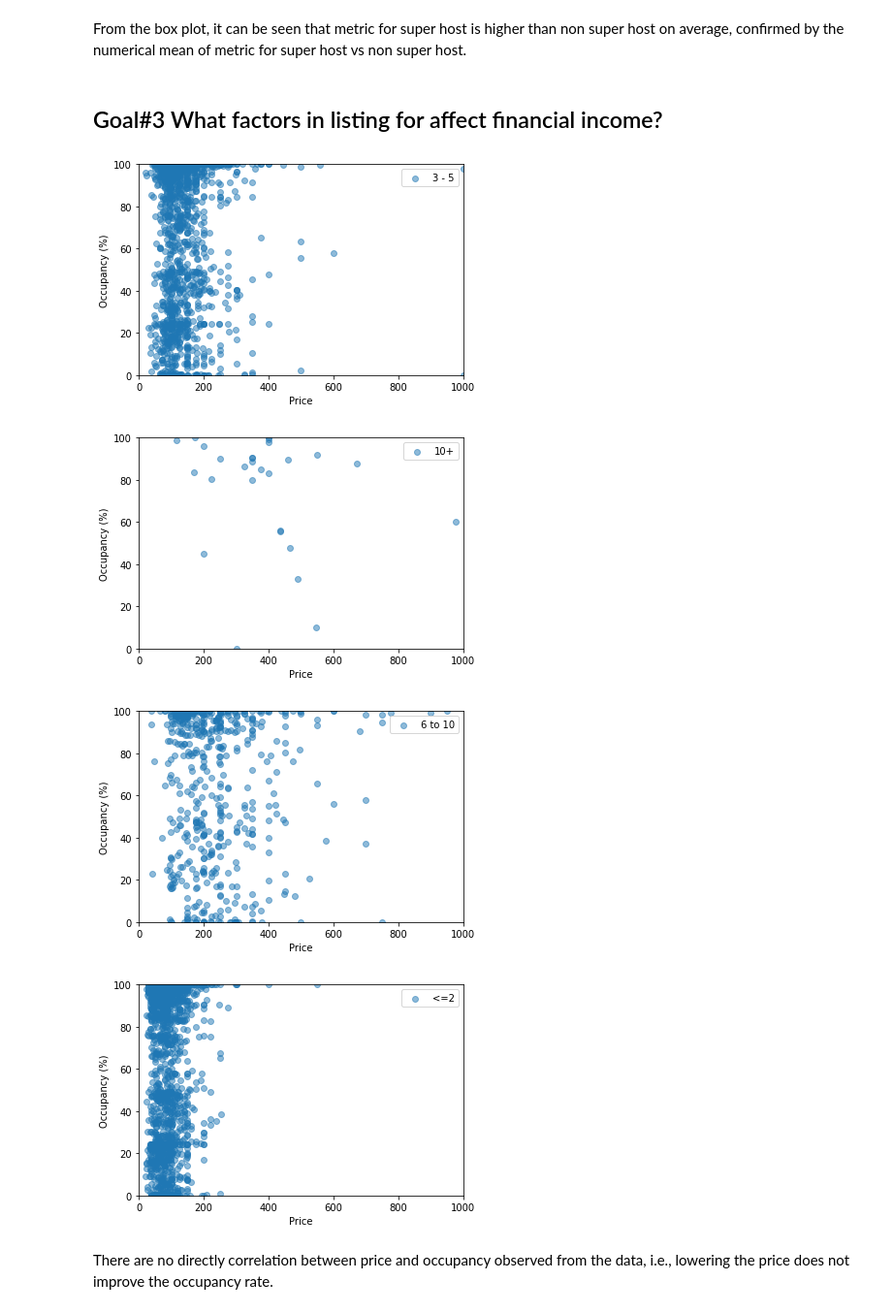
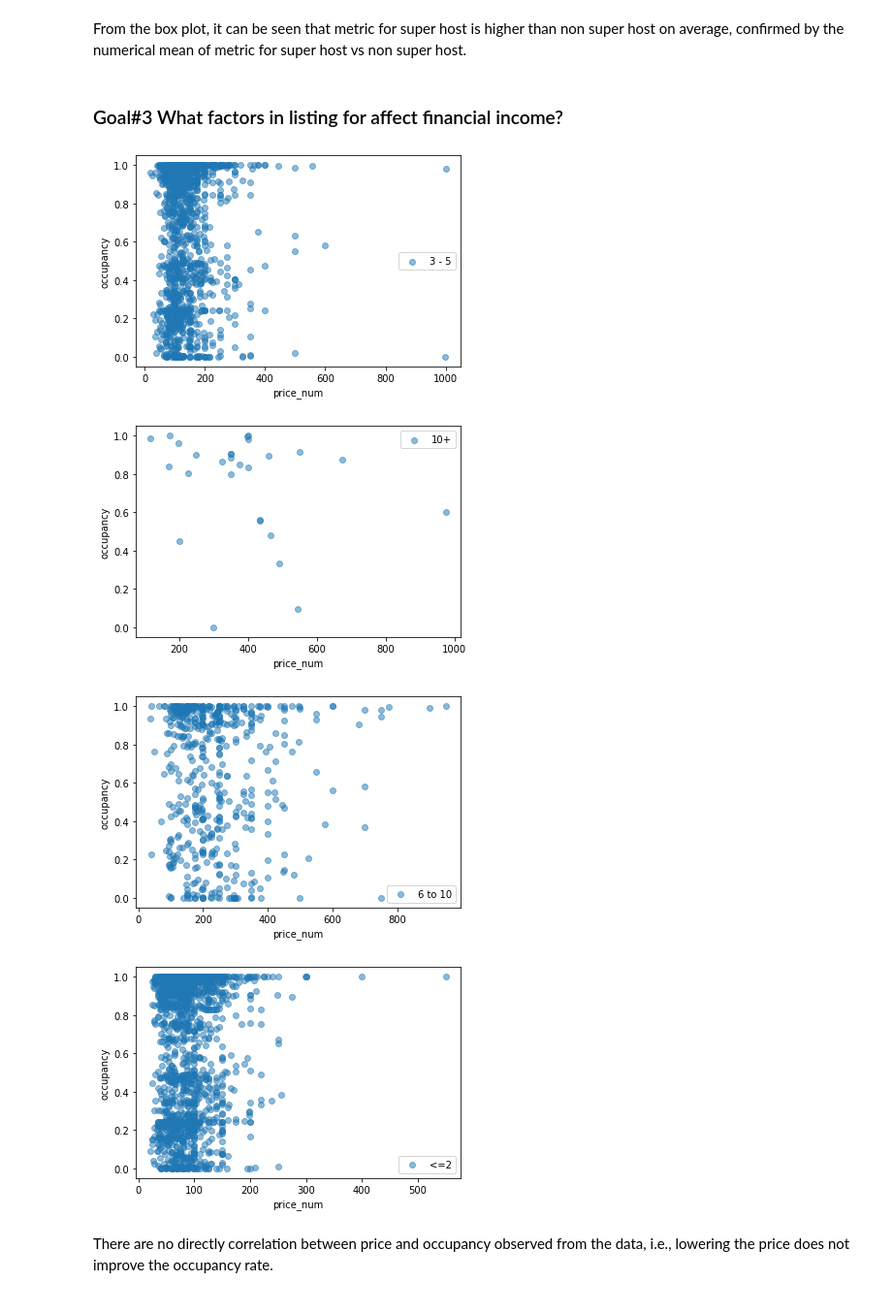
Before and after one commit to sunxingshu/Data-Scientist-Project-1, a Jupyter notebook: notebook.ipynb, the cells around one changed output. Shown at 97% size. Saved outputs shown, nothing was run; the diff lists cells and outputs as text; code cells hidden in the pictures.

```diff
--- a/notebook.ipynb
+++ b/notebook.ipynb
@@ -139,23 +162,15 @@ Mean of Metric for Non Super Host: 84.90
 # %% [markdown]
 From the box plot, it can be seen that metric for super host is higher than non super host on average, confirmed by the numerical mean of metric for super host vs non super host.
 # %% [markdown]
-## Goal#3 What factors in listing for affect financial income?
+### Goal#3 What factors in listing for affect financial income?
-# %%
-#1st step: price vs occupancy
-for size_cat in df['accommodates_cat'].unique():
-    temp = df[df['accommodates_cat']==size_cat]
-    plt.scatter(temp['price_num'],100*temp['occupancy'],alpha=0.5,label=size_cat)
-    plt.xlim(0,1000)
-    plt.ylim(0,100)
-    plt.legend()
-    plt.xlabel('Price')
-    plt.ylabel('Occupancy (%)')
-    plt.show()
-# %% [output]
-[figure, removed]
-[figure, removed]
-[figure, removed]
-[figure, removed]
+# %%
+#1st step: price vs occupancy
+data_vis(df,'price_num','occupancy','accommodates_cat')
+# %% [output]
+[figure, added]
+[figure, added]
+[figure, added]
+[figure, added]
 # %% [markdown]
 There are no directly correlation between price and occupancy observed from the data, i.e., lowering the price does not improve the occupancy rate.
 # %% [markdown]
```
Also changed, not shown: parts of 16 cells of this notebook, 1 other file.
